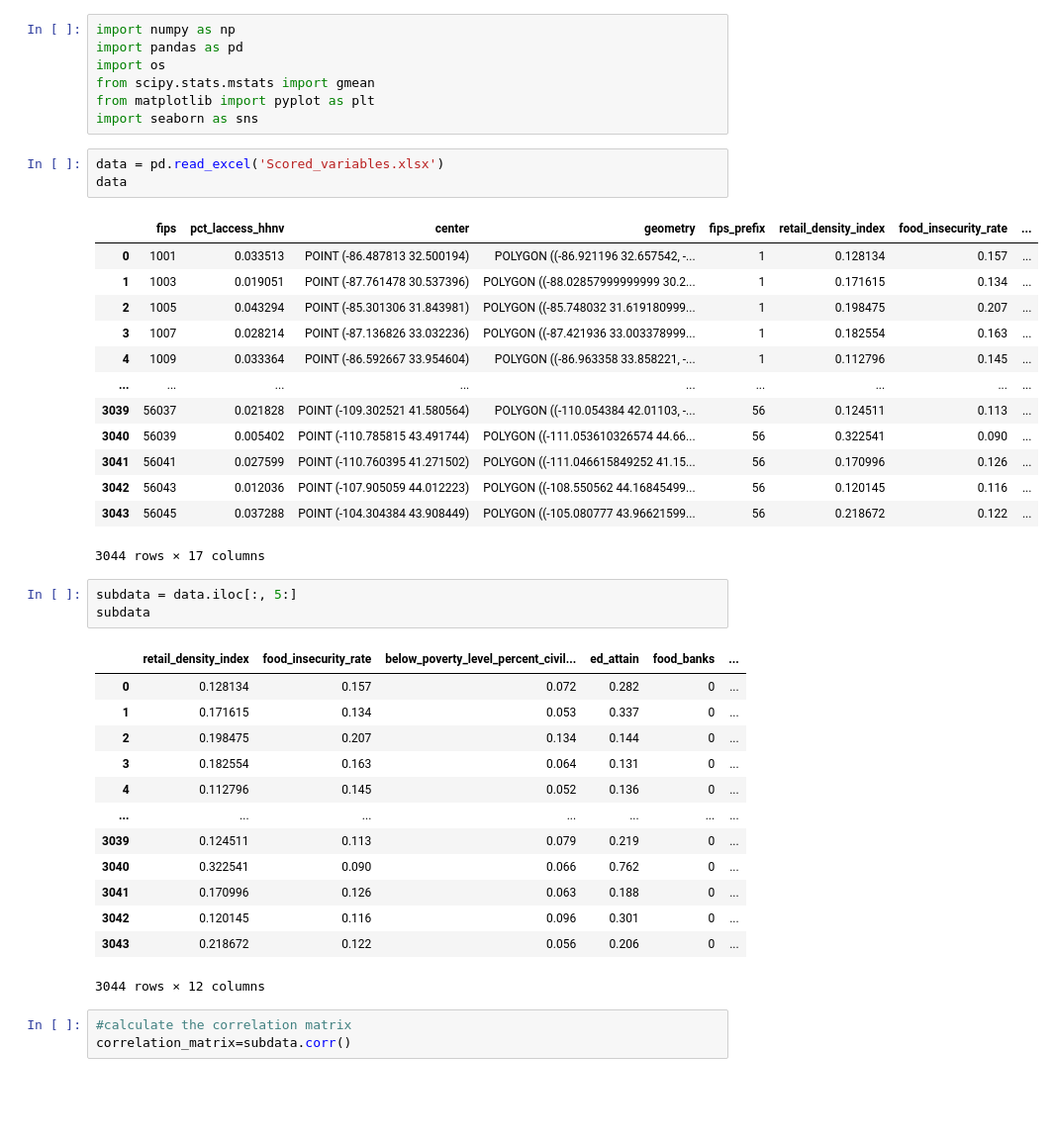
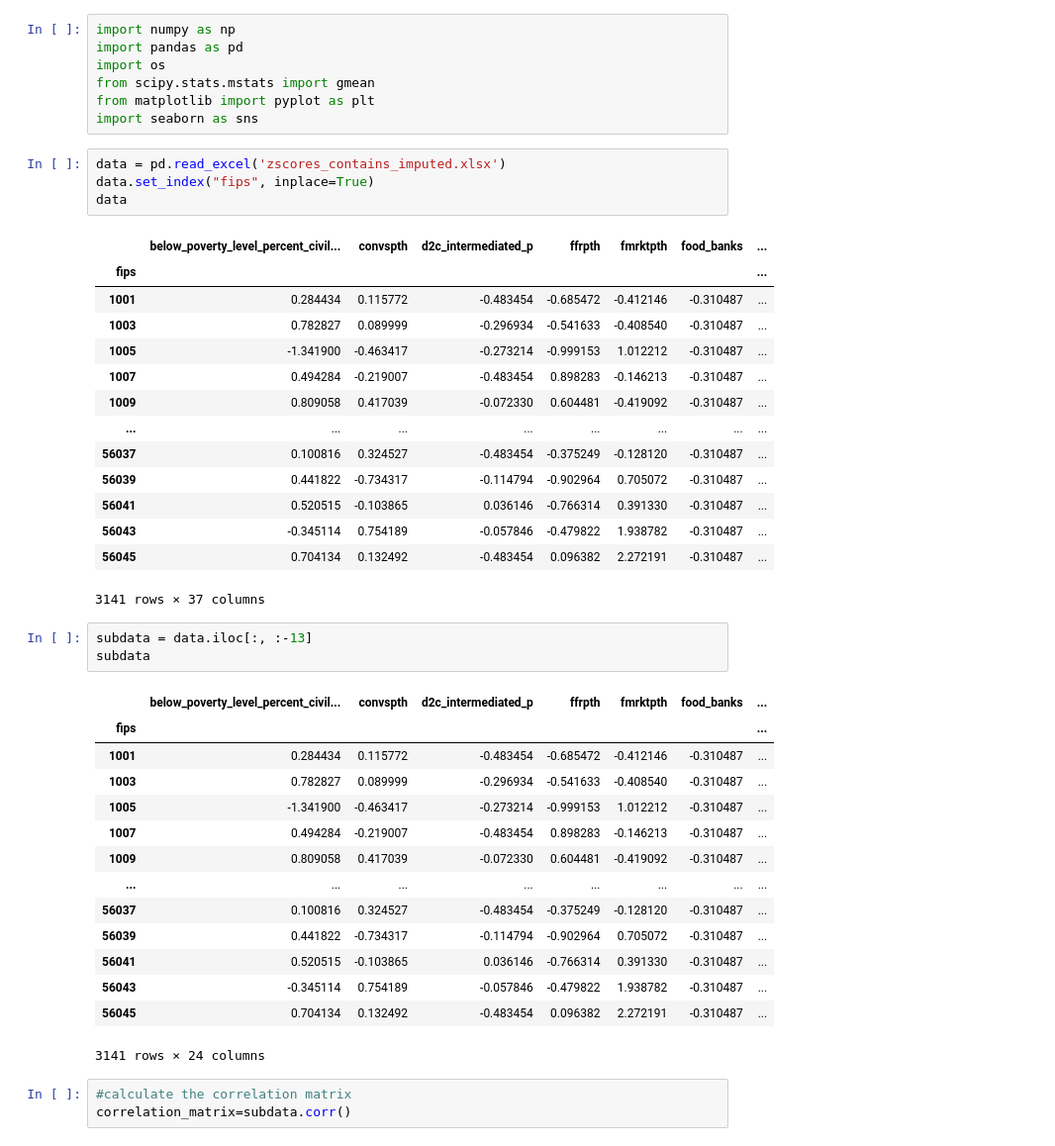
Before and after one commit to zacharyejohnson/AAEA-local-food-data-competition, a Jupyter notebook: correlation matrix.ipynb, the cells around one changed output. Shown at 99% size. Drawn from its saved outputs; the diff is of its cells as text; blank space fills up the shorter version.

```diff
--- a/correlation matrix.ipynb
+++ b/correlation matrix.ipynb
@@ -6,39 +6,42 @@ from scipy.stats.mstats import gmean
 from matplotlib import pyplot as plt
 import seaborn as sns
 # %%
-data = pd.read_excel('Scored_variables.xlsx')
+data = pd.read_excel('zscores_contains_imputed.xlsx')
+data.set_index("fips", inplace=True)
 data
 # %% [output]
-|  | fips | pct_laccess_hhnv | center | geometry | fips_prefix | retail_density_index | food_insecurity_rate | ... |
-| 0 | 1001 | 0.033513 | POINT (-86.487813 32.500194) | POLYGON ((-86.921196 32.657542, -... | 1 | 0.128134 | 0.157 | ... |
-| 1 | 1003 | 0.019051 | POINT (-87.761478 30.537396) | POLYGON ((-88.02857999999999 30.2... | 1 | 0.171615 | 0.134 | ... |
-| 2 | 1005 | 0.043294 | POINT (-85.301306 31.843981) | POLYGON ((-85.748032 31.619180999... | 1 | 0.198475 | 0.207 | ... |
-| 3 | 1007 | 0.028214 | POINT (-87.136826 33.032236) | POLYGON ((-87.421936 33.003378999... | 1 | 0.182554 | 0.163 | ... |
-| 4 | 1009 | 0.033364 | POINT (-86.592667 33.954604) | POLYGON ((-86.963358 33.858221, -... | 1 | 0.112796 | 0.145 | ... |
-| ... | ... | ... | ... | ... | ... | ... | ... | ... |
-| 3039 | 56037 | 0.021828 | POINT (-109.302521 41.580564) | POLYGON ((-110.054384 42.01103, -... | 56 | 0.124511 | 0.113 | ... |
-| 3040 | 56039 | 0.005402 | POINT (-110.785815 43.491744) | POLYGON ((-111.053610326574 44.66... | 56 | 0.322541 | 0.090 | ... |
-| 3041 | 56041 | 0.027599 | POINT (-110.760395 41.271502) | POLYGON ((-111.046615849252 41.15... | 56 | 0.170996 | 0.126 | ... |
-| 3042 | 56043 | 0.012036 | POINT (-107.905059 44.012223) | POLYGON ((-108.550562 44.16845499... | 56 | 0.120145 | 0.116 | ... |
-| 3043 | 56045 | 0.037288 | POINT (-104.304384 43.908449) | POLYGON ((-105.080777 43.96621599... | 56 | 0.218672 | 0.122 | ... |
+|  | below_poverty_level_percent_civil... | convspth | d2c_intermediated_p | ffrpth | fmrktpth | food_banks | ... |
+| fips |  |  |  |  |  |  | ... |
+| 1001 | 0.284434 | 0.115772 | -0.483454 | -0.685472 | -0.412146 | -0.310487 | ... |
+| 1003 | 0.782827 | 0.089999 | -0.296934 | -0.541633 | -0.408540 | -0.310487 | ... |
+| 1005 | -1.341900 | -0.463417 | -0.273214 | -0.999153 | 1.012212 | -0.310487 | ... |
+| 1007 | 0.494284 | -0.219007 | -0.483454 | 0.898283 | -0.146213 | -0.310487 | ... |
+| 1009 | 0.809058 | 0.417039 | -0.072330 | 0.604481 | -0.419092 | -0.310487 | ... |
+| ... | ... | ... | ... | ... | ... | ... | ... |
+| 56037 | 0.100816 | 0.324527 | -0.483454 | -0.375249 | -0.128120 | -0.310487 | ... |
+| 56039 | 0.441822 | -0.734317 | -0.114794 | -0.902964 | 0.705072 | -0.310487 | ... |
+| 56041 | 0.520515 | -0.103865 | 0.036146 | -0.766314 | 0.391330 | -0.310487 | ... |
+| 56043 | -0.345114 | 0.754189 | -0.057846 | -0.479822 | 1.938782 | -0.310487 | ... |
+| 56045 | 0.704134 | 0.132492 | -0.483454 | 0.096382 | 2.272191 | -0.310487 | ... |
-3044 rows × 17 columns
+3141 rows × 37 columns
 # %%
-subdata = data.iloc[:, 5:]
+subdata = data.iloc[:, :-13]
 subdata
 # %% [output]
-|  | retail_density_index | food_insecurity_rate | below_poverty_level_percent_civil... | ed_attain | food_banks | ... |
-| 0 | 0.128134 | 0.157 | 0.072 | 0.282 | 0 | ... |
-| 1 | 0.171615 | 0.134 | 0.053 | 0.337 | 0 | ... |
-| 2 | 0.198475 | 0.207 | 0.134 | 0.144 | 0 | ... |
-| 3 | 0.182554 | 0.163 | 0.064 | 0.131 | 0 | ... |
-| 4 | 0.112796 | 0.145 | 0.052 | 0.136 | 0 | ... |
-| ... | ... | ... | ... | ... | ... | ... |
-| 3039 | 0.124511 | 0.113 | 0.079 | 0.219 | 0 | ... |
-| 3040 | 0.322541 | 0.090 | 0.066 | 0.762 | 0 | ... |
-| 3041 | 0.170996 | 0.126 | 0.063 | 0.188 | 0 | ... |
-| 3042 | 0.120145 | 0.116 | 0.096 | 0.301 | 0 | ... |
-| 3043 | 0.218672 | 0.122 | 0.056 | 0.206 | 0 | ... |
+|  | below_poverty_level_percent_civil... | convspth | d2c_intermediated_p | ffrpth | fmrktpth | food_banks | ... |
+| fips |  |  |  |  |  |  | ... |
+| 1001 | 0.284434 | 0.115772 | -0.483454 | -0.685472 | -0.412146 | -0.310487 | ... |
+| 1003 | 0.782827 | 0.089999 | -0.296934 | -0.541633 | -0.408540 | -0.310487 | ... |
+| 1005 | -1.341900 | -0.463417 | -0.273214 | -0.999153 | 1.012212 | -0.310487 | ... |
+| 1007 | 0.494284 | -0.219007 | -0.483454 | 0.898283 | -0.146213 | -0.310487 | ... |
+| 1009 | 0.809058 | 0.417039 | -0.072330 | 0.604481 | -0.419092 | -0.310487 | ... |
+| ... | ... | ... | ... | ... | ... | ... | ... |
+| 56037 | 0.100816 | 0.324527 | -0.483454 | -0.375249 | -0.128120 | -0.310487 | ... |
+| 56039 | 0.441822 | -0.734317 | -0.114794 | -0.902964 | 0.705072 | -0.310487 | ... |
+| 56041 | 0.520515 | -0.103865 | 0.036146 | -0.766314 | 0.391330 | -0.310487 | ... |
+| 56043 | -0.345114 | 0.754189 | -0.057846 | -0.479822 | 1.938782 | -0.310487 | ... |
+| 56045 | 0.704134 | 0.132492 | -0.483454 | 0.096382 | 2.272191 | -0.310487 | ... |
-3044 rows × 12 columns
+3141 rows × 24 columns
 # %%
 #calculate the correlation matrix
 correlation_matrix=subdata.corr()
```
Also changed, not shown: parts of 1 cell of this notebook, 3 other files.
